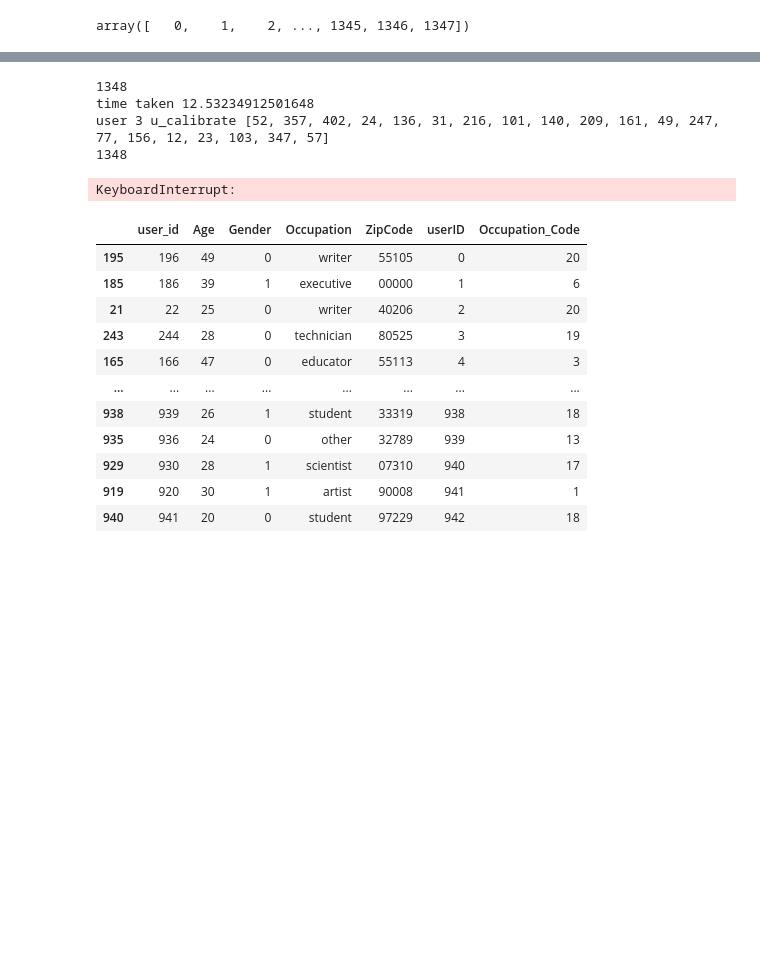
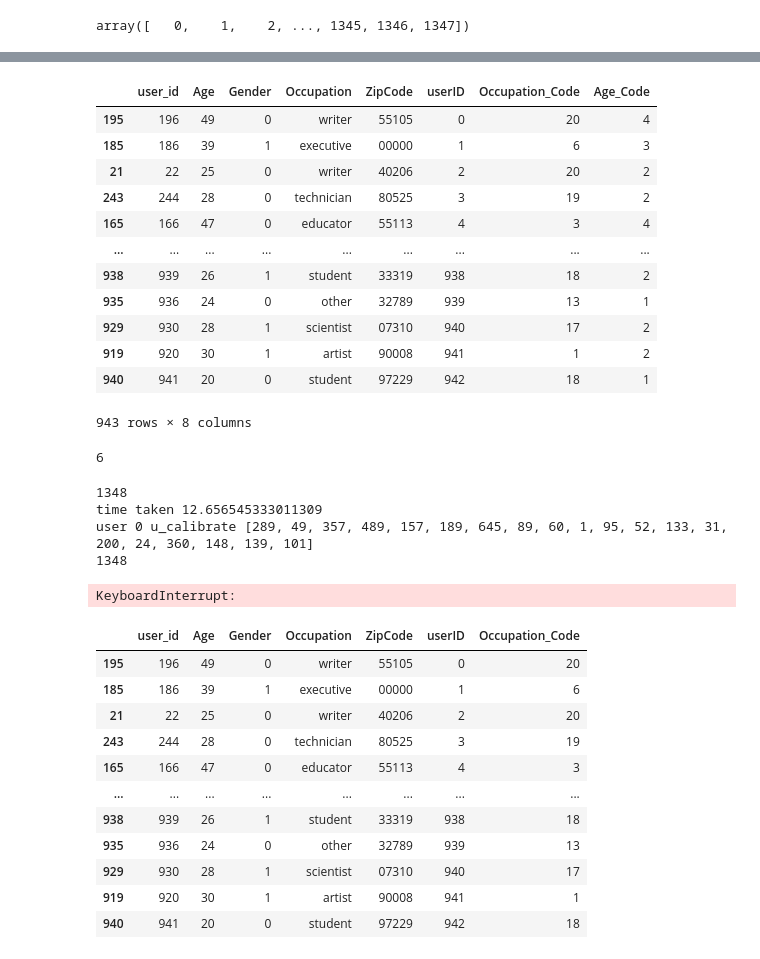
Before and after one commit to tahsinkheya/re_ranking_clean, a Jupyter notebook: kheya_test_multi.ipynb, the cells around one changed output, grey strips where cells are left out. Saved outputs shown, nothing was run; the diff lists cells and outputs as text; code cells hidden in the pictures; blank space fills up the shorter version.

```diff
--- a/kheya_test_multi.ipynb
+++ b/kheya_test_multi.ipynb
@@ -104,3 +120,32 @@ array([   0,    1,    2, ..., 1345, 1346, 1347])
+# %%
+# age_map = { 0:  "Under 18",
+# 	 1:  "18-24",
+# 	 2:  "25-34",
+# 	 3:  "35-44",
+# 	 4:  "45-49",
+# 	 5:  "50-55",
+# 	 6:  "56+"} #we will follow the same age amp for all dataset
+from metrics.utils import map_age
+users["Age_Code"] = users["Age"].apply(map_age)
+users
+# %% [output]
+|  | user_id | Age | Gender | Occupation | ZipCode | userID | Occupation_Code | Age_Code |
+| 195 | 196 | 49 | 0 | writer | 55105 | 0 | 20 | 4 |
+| 185 | 186 | 39 | 1 | executive | 00000 | 1 | 6 | 3 |
+| 21 | 22 | 25 | 0 | writer | 40206 | 2 | 20 | 2 |
+| 243 | 244 | 28 | 0 | technician | 80525 | 3 | 19 | 2 |
+| 165 | 166 | 47 | 0 | educator | 55113 | 4 | 3 | 4 |
+| ... | ... | ... | ... | ... | ... | ... | ... | ... |
+| 938 | 939 | 26 | 1 | student | 33319 | 938 | 18 | 2 |
+| 935 | 936 | 24 | 0 | other | 32789 | 939 | 13 | 1 |
+| 929 | 930 | 28 | 1 | scientist | 07310 | 940 | 17 | 2 |
+| 919 | 920 | 30 | 1 | artist | 90008 | 941 | 1 | 2 |
+| 940 | 941 | 20 | 0 | student | 97229 | 942 | 18 | 1 |
+943 rows × 8 columns
+# %%
+users["Age_Code"].max()
+# %% [output]
+6
 # %%
 # tahsin kheya
 # last modified 23/01/2025
@@ -241,14 +286,14 @@ class GreedyCalibration(object):
         return np.array(all_users)
 # %%
 config = {"user_genre_dist_file": "./data/ml-100k/pgui.csv"}
-sensitive_attr = "Occupation_Code"
+sensitive_attr = "Age_Code"
 # movies = movie df
 calibration = GreedyCalibration(config, movies,20, unique_genres, users, sensitive_attr, 0.1)
 retVal = calibration.get_improved_reco(reco_matrix, list(item_ids), scores)
 # %% [output]
 1348
-time taken 12.53234912501648
-user 3 u_calibrate [52, 357, 402, 24, 136, 31, 216, 101, 140, 209, 161, 49, 247, 77, 156, 12, 23, 103, 347, 57]
+time taken 12.656545333011309
+user 0 u_calibrate [289, 49, 357, 489, 157, 189, 645, 89, 60, 1, 95, 52, 133, 31, 200, 24, 360, 148, 139, 101]
 1348
 KeyboardInterrupt:
 # %%
```
Also changed, not shown: parts of 2 cells of this notebook, 3 other files.
